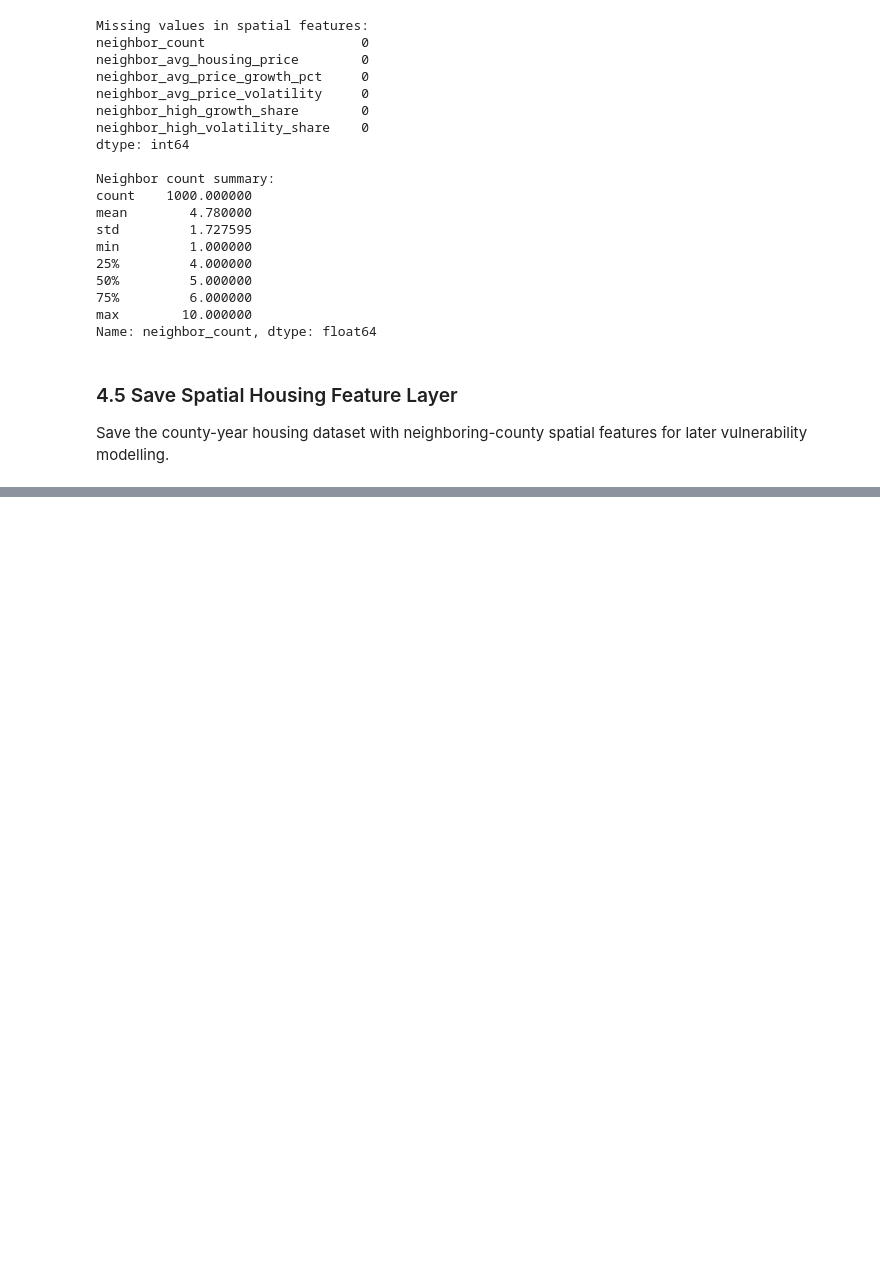
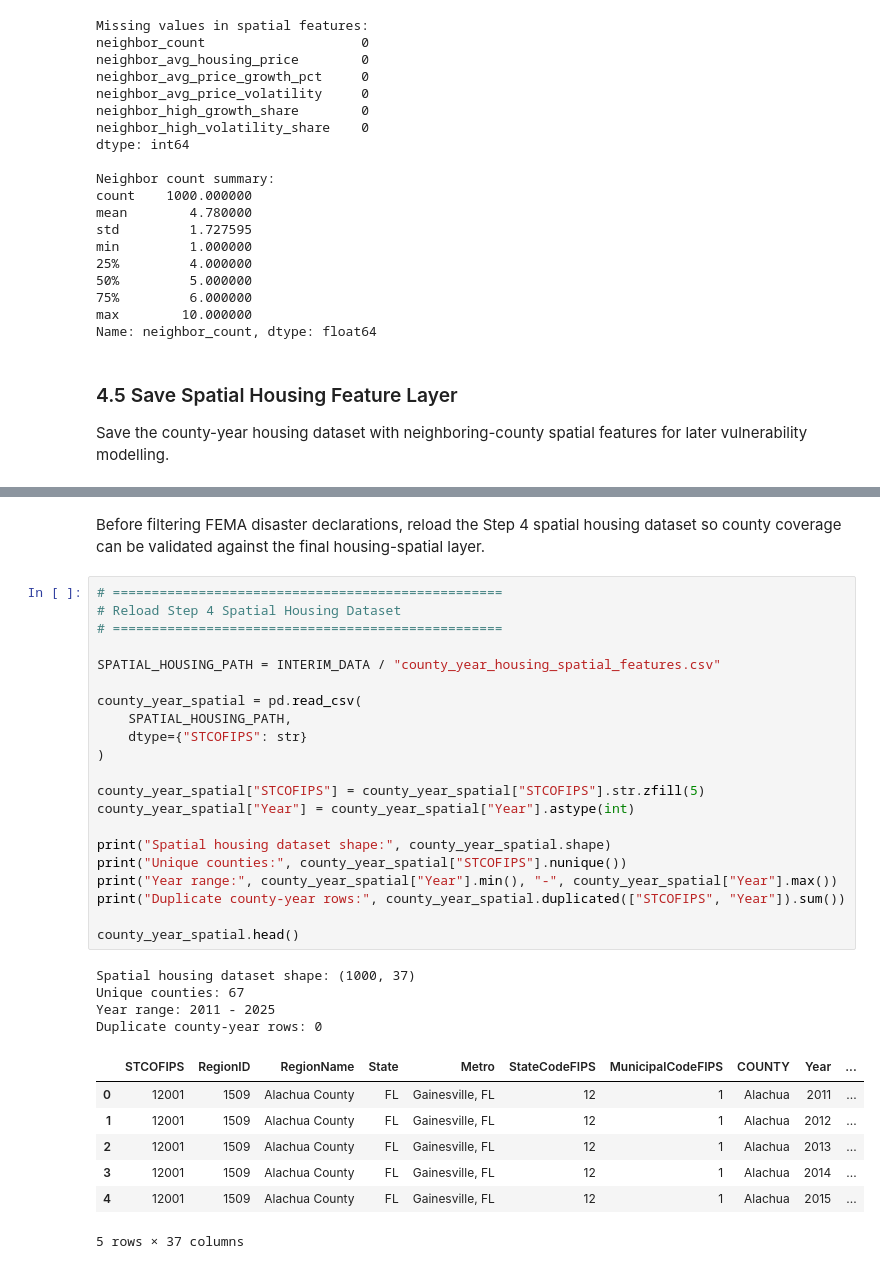
Before and after one commit to NimrahAltafAdam/climate-risk-housing-valuation, a Jupyter notebook: notebooks/04_county_year_vulnerability_dataset.ipynb, the cells around one changed output, grey strips where cells are left out. Drawn from its saved outputs; the diff is of its cells as text; blank space fills up the shorter version.

```diff
--- a/notebooks/04_county_year_vulnerability_dataset.ipynb
+++ b/notebooks/04_county_year_vulnerability_dataset.ipynb
@@ -1082,0 +1247,35 @@ Saved: ..\data\processed\neighbor_housing_features.csv
+# %% [markdown]
+Before filtering FEMA disaster declarations, reload the Step 4 spatial housing dataset so county coverage can be validated against the final housing-spatial layer.
+# %%
+# ==================================================
+# Reload Step 4 Spatial Housing Dataset
+# ==================================================
+
+SPATIAL_HOUSING_PATH = INTERIM_DATA / "county_year_housing_spatial_features.csv"
+
+county_year_spatial = pd.read_csv(
+    SPATIAL_HOUSING_PATH,
+    dtype={"STCOFIPS": str}
+)
+
+county_year_spatial["STCOFIPS"] = county_year_spatial["STCOFIPS"].str.zfill(5)
+county_year_spatial["Year"] = county_year_spatial["Year"].astype(int)
+
+print("Spatial housing dataset shape:", county_year_spatial.shape)
+print("Unique counties:", county_year_spatial["STCOFIPS"].nunique())
+print("Year range:", county_year_spatial["Year"].min(), "-", county_year_spatial["Year"].max())
+print("Duplicate county-year rows:", county_year_spatial.duplicated(["STCOFIPS", "Year"]).sum())
+
+county_year_spatial.head()
+# %% [output]
+Spatial housing dataset shape: (1000, 37)
+Unique counties: 67
+Year range: 2011 - 2025
+Duplicate county-year rows: 0
+|  | STCOFIPS | RegionID | RegionName | State | Metro | StateCodeFIPS | MunicipalCodeFIPS | COUNTY | Year | ... |
+| 0 | 12001 | 1509 | Alachua County | FL | Gainesville, FL | 12 | 1 | Alachua | 2011 | ... |
+| 1 | 12001 | 1509 | Alachua County | FL | Gainesville, FL | 12 | 1 | Alachua | 2012 | ... |
+| 2 | 12001 | 1509 | Alachua County | FL | Gainesville, FL | 12 | 1 | Alachua | 2013 | ... |
+| 3 | 12001 | 1509 | Alachua County | FL | Gainesville, FL | 12 | 1 | Alachua | 2014 | ... |
+| 4 | 12001 | 1509 | Alachua County | FL | Gainesville, FL | 12 | 1 | Alachua | 2015 | ... |
+5 rows × 37 columns
```
Also changed, not shown: parts of 19 cells of this notebook, 1 other file.
